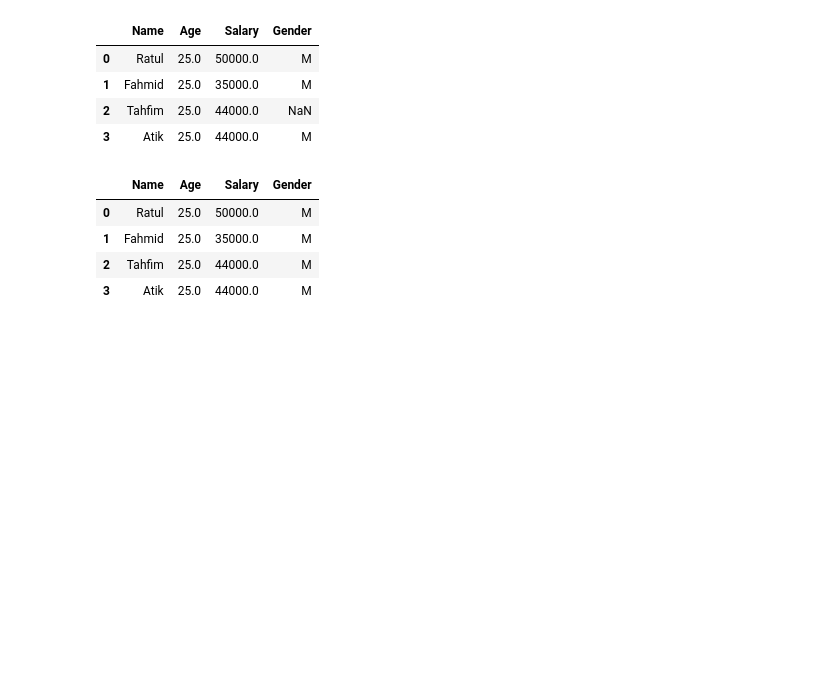
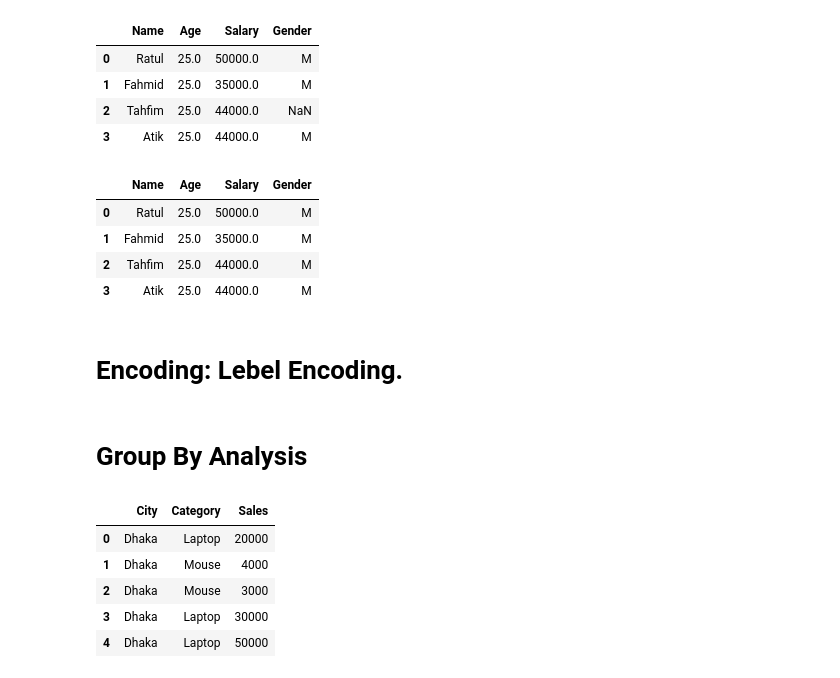
Before and after one commit to AbirHasanRawvy/Data-Analyst-BasicToAdvance, a Jupyter notebook: Paython/Class_25_FeatureEngineering.ipynb, the cells around one changed output. Cells and saved outputs as stored; diff of their text form; code cells hidden in the pictures; blank space fills up the shorter version.

Commit message:
Paython for data analyst.

```diff
--- a/Paython/Class_25_FeatureEngineering.ipynb
+++ b/Paython/Class_25_FeatureEngineering.ipynb
@@ -74,3 +76,22 @@ df
 | 1 | Fahmid | 25.0 | 35000.0 | M |
 | 2 | Tahfim | 25.0 | 44000.0 | M |
 | 3 | Atik | 25.0 | 44000.0 | M |
+# %% [markdown]
+# **Encoding: Lebel Encoding.**
+# %% [markdown]
+# **Group By Analysis**
+# %%
+sales = pd.DataFrame({
+    "City" : ["Dhaka", "Dhaka", "Dhaka", "Dhaka", "Dhaka"],
+    "Category" : ['Laptop', 'Mouse', 'Mouse', 'Laptop', 'Laptop'],
+    "Sales" : [20000, 4000, 3000, 30000, 50000]
+})
+# %%
+sales
+# %% [output]
+|  | City | Category | Sales |
+| 0 | Dhaka | Laptop | 20000 |
+| 1 | Dhaka | Mouse | 4000 |
+| 2 | Dhaka | Mouse | 3000 |
+| 3 | Dhaka | Laptop | 30000 |
+| 4 | Dhaka | Laptop | 50000 |
```
Also changed, not shown: parts of 2 cells of this notebook.
